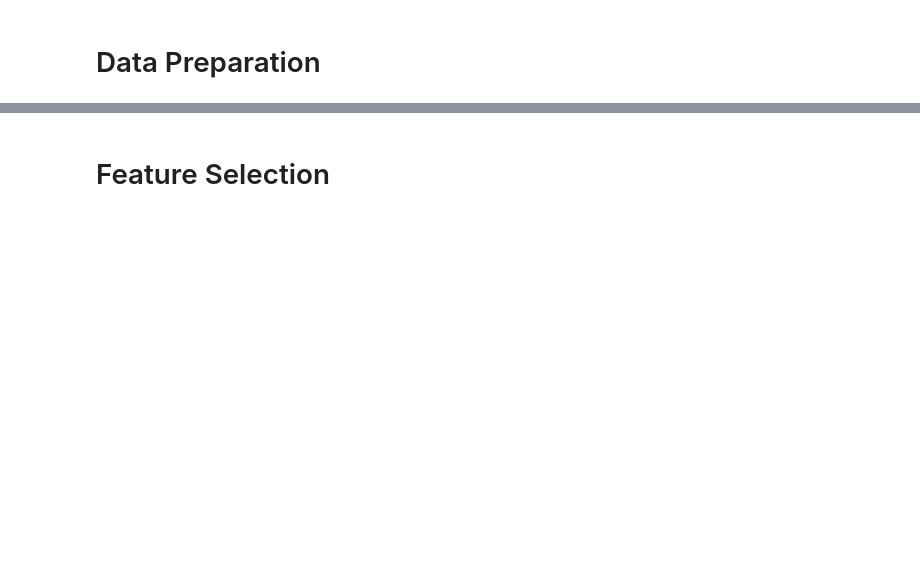
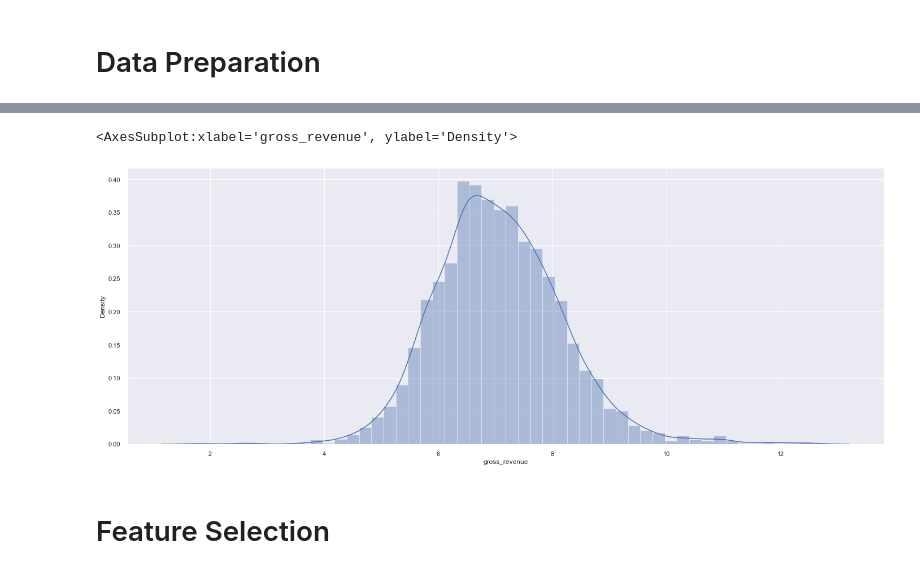
Before and after one commit to fusaa/insider-clients-clustering, a Jupyter notebook: c0.7 - notebook.ipynb, the cells around one changed output, grey strips where cells are left out. Drawn from its saved outputs; the diff is of its cells as text; code cells hidden in the pictures; blank space fills up the shorter version.

```diff
--- a/c0.7 - notebook.ipynb
+++ b/c0.7 - notebook.ipynb
@@ -1186,2 +1201,5 @@ sns.distplot(df5_aux['gross_revenue']);
 # %%
-# sns.distplot(np.log(df5['gross_revenue']))
+sns.distplot(np.log(df5_aux['gross_revenue']))
+# %% [output]
+<AxesSubplot:xlabel='gross_revenue', ylabel='Density'>
+[figure, added]
```
Also changed, not shown: parts of 144 cells of this notebook.
